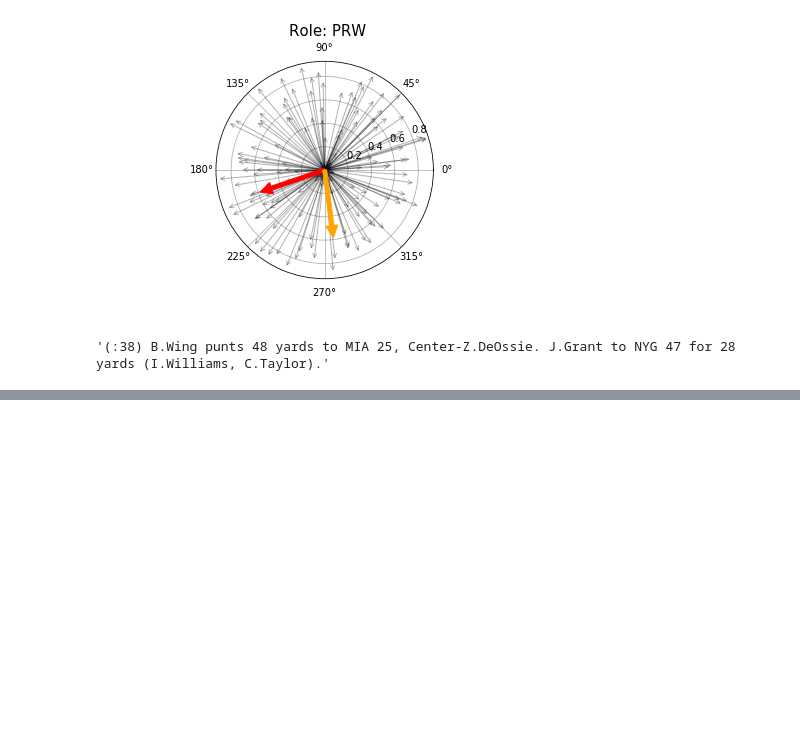
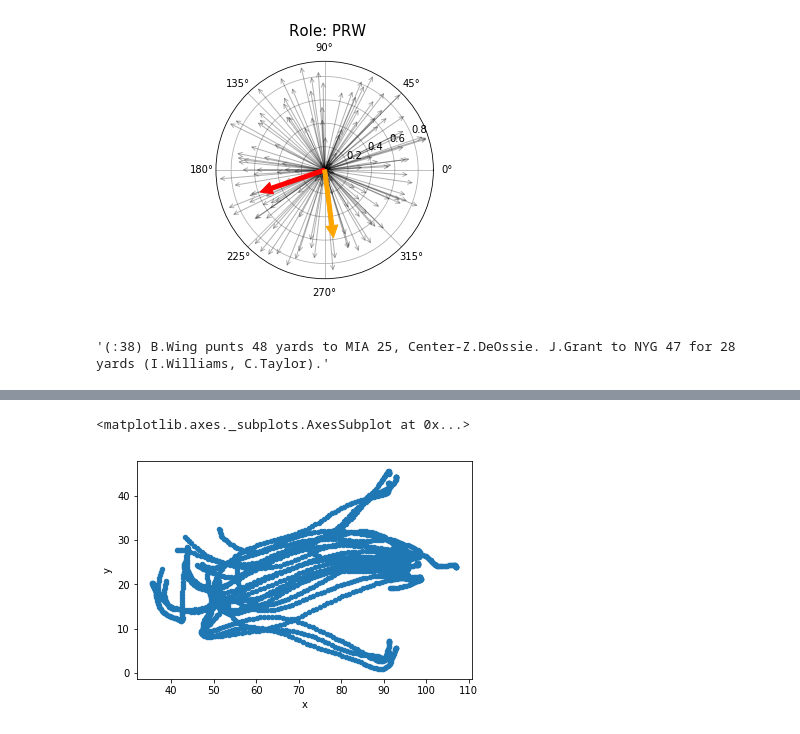
Before and after one commit to RobMulla/kaggle-nfl, a Jupyter notebook: notebooks/Direction_Compass.ipynb, the cells around one changed output, grey strips where cells are left out. Saved outputs shown, nothing was run; the diff lists cells and outputs as text; code cells hidden in the pictures; blank space fills up the shorter version.

```diff
--- a/notebooks/Direction_Compass.ipynb
+++ b/notebooks/Direction_Compass.ipynb
@@ -211 +212,6 @@ plt.subplots(subplot_kw=dict(polar=True))
 [figure]
+# %%
+play.plot('x', 'y', kind='scatter')
+# %% [output]
+<matplotlib.axes._subplots.AxesSubplot at 0x...>
+[figure, added]
```
Also changed, not shown: parts of 8 cells of this notebook.
